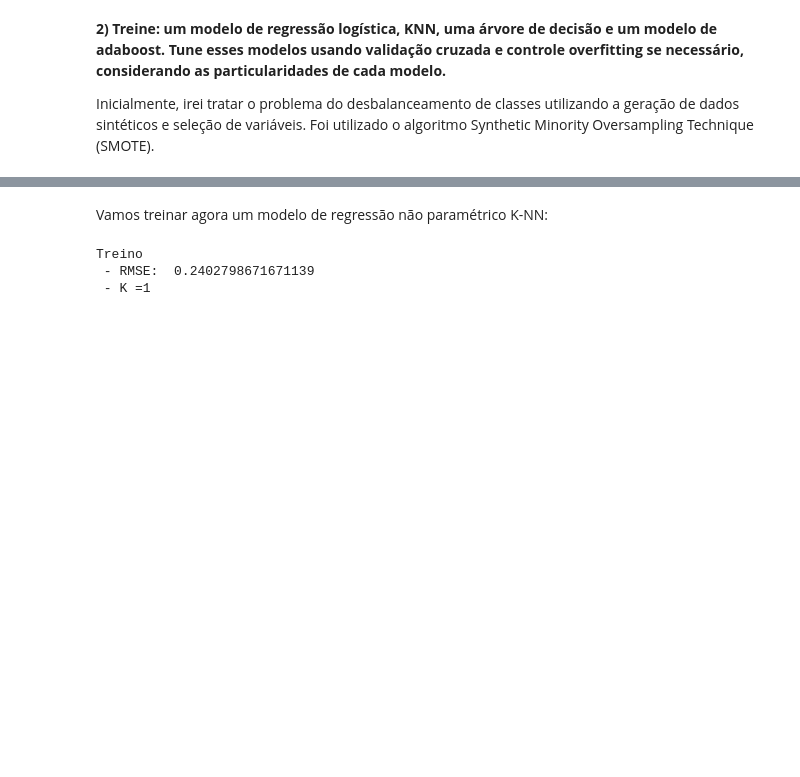
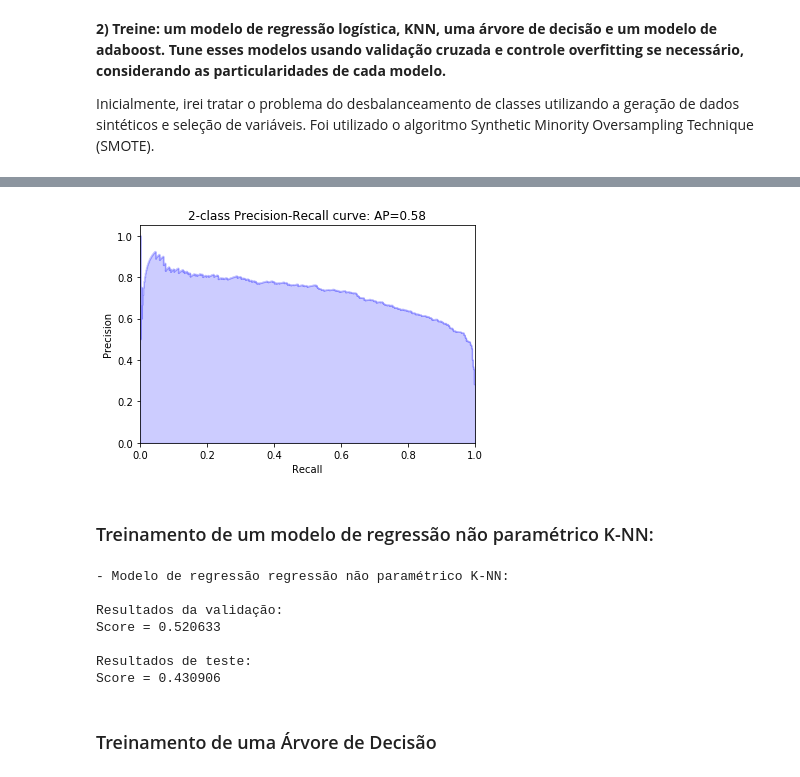
Before and after one commit to ffosilva/machine-learning-classes, a Jupyter notebook: atividade4/previsao_de_eleicao_de_deputados.ipynb, the cells around one changed output, grey strips where cells are left out. Cells and saved outputs as stored; diff of their text form; code cells hidden in the pictures; blank space fills up the shorter version.

```diff
--- a/atividade4/previsao_de_eleicao_de_deputados.ipynb
+++ b/atividade4/previsao_de_eleicao_de_deputados.ipynb
@@ -164,5 +205,9 @@ Recall = 0.937622
+# %%
+plot_auc(test_target, logisticRegr.decision_function(test_features), logisticRegrCV_apr_test)
+# %% [output]
+[figure, added]
 # %% [markdown]
-Vamos treinar agora um modelo de regressão não paramétrico K-NN:
+### Treinamento de um modelo de regressão não paramétrico K-NN:
 # %%
 def rmse_cv(model, matrix, target):
     rmse = np.sqrt(-cross_val_score(model, matrix, target, scoring="neg_mean_squared_error", cv = 5))
@@ -184,11 +229,28 @@ def calculate_knn(matrix, target, label):
             lower_rmse = errors.mean()
             best_model = model
 
-    print label + "\n - RMSE: ", min(rmse_val), '\n - K =' + str(rmse_val.index(min(rmse_val)))
     return (rmse_val, best_model)
 
 rmse_knn = calculate_knn(bal_x_train, bal_y_train, "Treino")
+
+knn_model = rmse_knn[1]
+
+print '- Modelo de regressão regressão não paramétrico K-NN:'
+predicao_valid = knn_model.predict(bal_x_val)
+predicao_valid[predicao_valid == 0.5] = 0
+
+predicao_test = knn_model.predict(test_features)
+predicao_test[predicao_test == 0.5] = 0
+
+print '\nResultados da validação: \nScore = %f' % (knn_model.score(bal_x_val, bal_y_val))
+print '\nResultados de teste: \nScore = %f' % (knn_model.score(test_features, test_target))
 # %% [output]
-Treino
- - RMSE:  0.2402798671671139
- - K =1
+- Modelo de regressão regressão não paramétrico K-NN:
+
+Resultados da validação:
+Score = 0.520633
+
+Resultados de teste:
+Score = 0.430906
+# %% [markdown]
+### Treinamento de uma Árvore de Decisão
```
Also changed, not shown: parts of 22 cells of this notebook.
